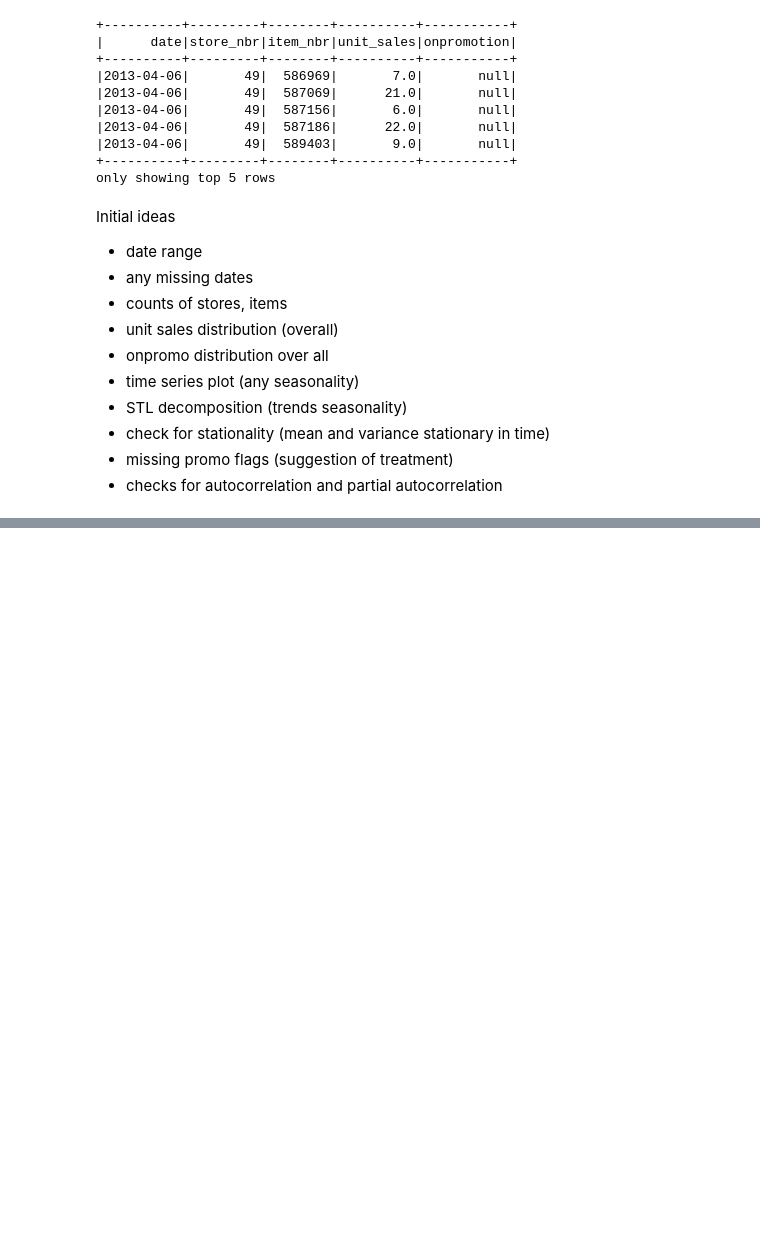
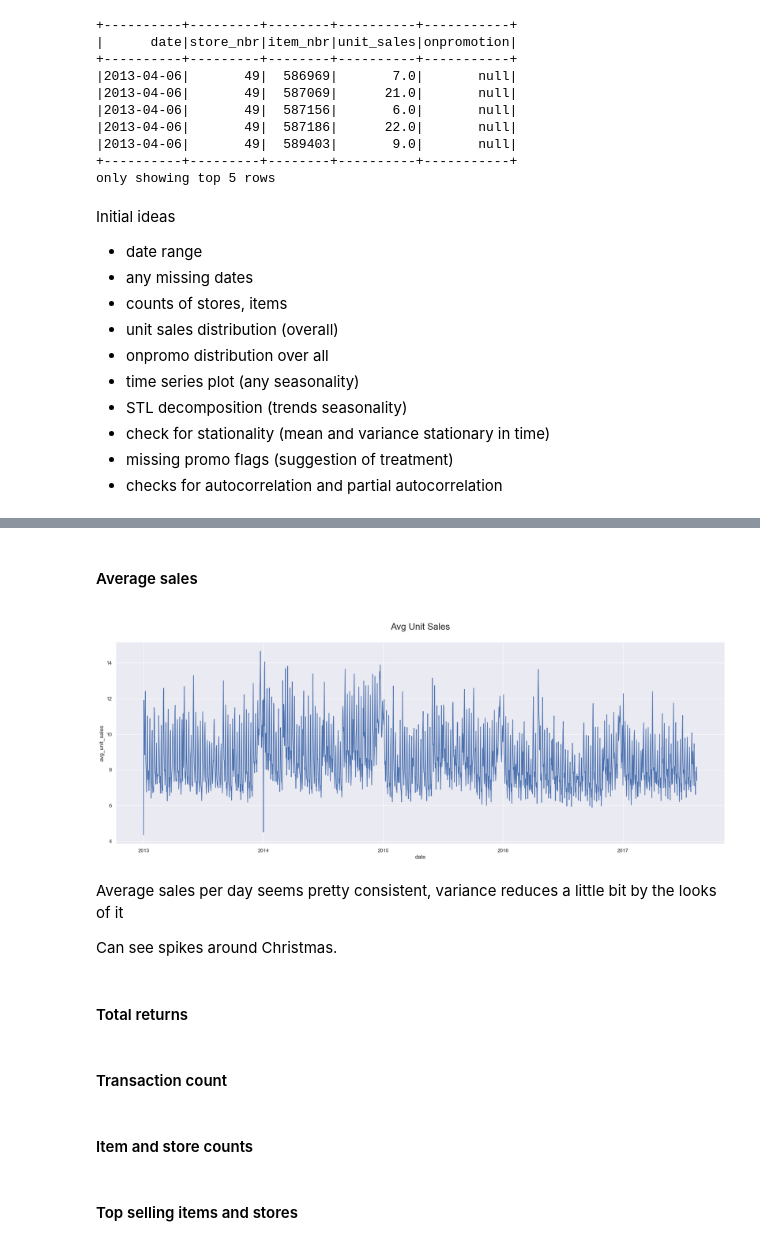
Before and after one commit to ocelot-engineering/supermarketDemandForecasting, a Jupyter notebook: src/eda/eda_main.ipynb, the cells around one changed output, grey strips where cells are left out. Cells and saved outputs as stored; diff of their text form; code cells hidden in the pictures; blank space fills up the shorter version.

```diff
--- a/src/eda/eda_main.ipynb
+++ b/src/eda/eda_main.ipynb
@@ -40,0 +132,24 @@ Initial ideas
+# %% [markdown]
+#### Average sales
+# %%
+sales_avg = train.select("date", "unit_sales")\
+    .groupby(train.date)\
+    .agg(sf.avg("unit_sales").alias("avg_unit_sales"))\
+    .toPandas()
+
+ax=sns.lineplot(data=sales_avg,x="date",y="avg_unit_sales")
+ax.axes.set_title("\nAvg Unit Sales\n",fontsize=20);
+# %% [output]
+[figure, added]
+# %% [markdown]
+Average sales per day seems pretty consistent, variance reduces a little bit by the looks of it
+
+Can see spikes around Christmas.
+# %% [markdown]
+#### Total returns
+# %% [markdown]
+#### Transaction count
+# %% [markdown]
+#### Item and store counts
+# %% [markdown]
+#### Top selling items and stores
```
Also changed, not shown: parts of 14 cells of this notebook.
